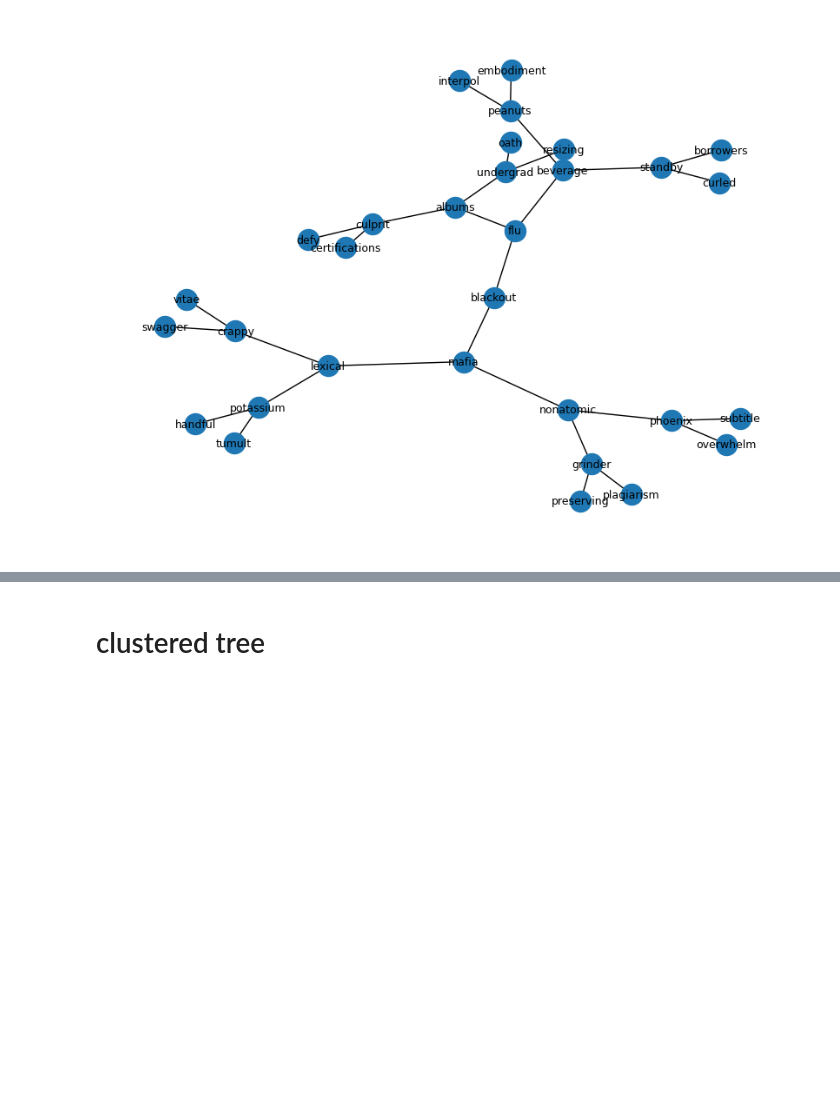
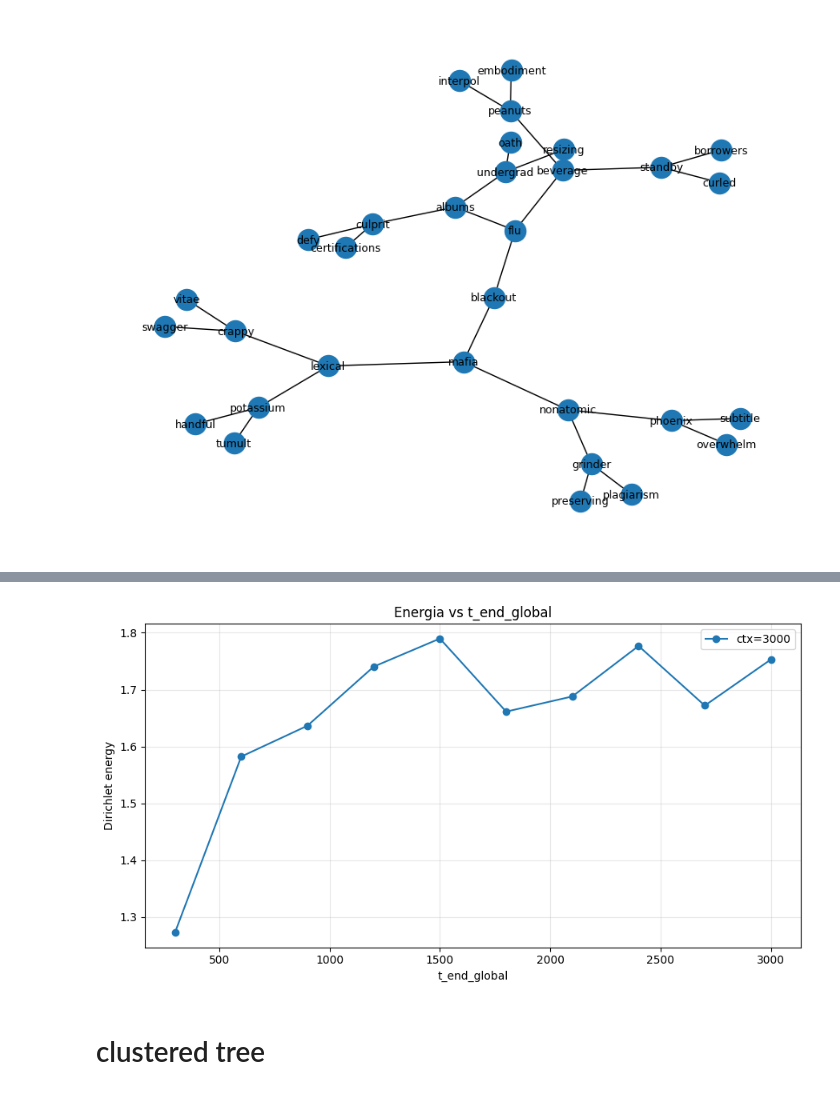
Before and after one commit to Project-Hindenburg/hico, a Jupyter notebook: notebooks/dirichlet.ipynb, the cells around one changed output, grey strips where cells are left out. Drawn from its saved outputs; the diff is of its cells as text; code cells hidden in the pictures; blank space fills up the shorter version.

Commit message:
new reprs and ctx3000 paradigm

```diff
--- a/notebooks/dirichlet.ipynb
+++ b/notebooks/dirichlet.ipynb
@@ -256,27 +338,8 @@ Grid - #nodi: 31 #archi: 30
 # %%
 VOCAB_PATH = Path("../data/uncorrelated-words/selected_llama31_layer0.txt")
 STRUCT_PATH = Path("../data/one_random_walk/tree_4_levels/bin_tree_structure.txt")
-EMB_DIR     = Path("../embeddings/one_random_walk/tree_4_levels/")
+EMB_DIR     = Path("../embeddings/tree_4_levels/")
 hp_tree_das = Plotter(
     VOCAB_PATH,
     STRUCT_PATH,
     EMB_DIR)
-# %%
-energies = []
-for ctx in CTX_LENS:
-    pt_path = EMB_DIR / f"reprs_bin_tree_one_rw_{ctx}_line000000_layer26.pt"
-    ids_np, emb_np = load_embeddings_pt(pt_path)
-
-    filtered_ids, filtered_emb = _window_and_filter(ids_np, emb_np, hp_tree_das.id_to_word, k=3)
-    centroid_ids, centroids = centroids_by_token(filtered_ids, filtered_emb)
-
-    X = centroids.astype(np.float64).copy()
-    X = X - X.mean(axis=0, keepdims=True)                 # center per feature
-    X = X / np.clip(X.std(axis=0, keepdims=True), 1e-8, None)                  # std globale scalare
-
-    # labels per ogni centroid (1 per token id)
-    labels = [hp_tree_das.id_to_word.get(int(t), str(int(t))) for t in centroid_ids]
-    E_grid_2 = dirichlet_energy_laplacian(G, labels, X)
-
-    print("Dirichlet energy (laplacian):", E_grid_2)
-    energies.append(E_grid_2)
@@ -308,3 +458,28 @@ print(G.edges())
+# %%
+# 1) DataFrame
+df = pd.DataFrame(all_results)
+
+# 2) Togli finestre senza energia
+df_plot = df.dropna(subset=["energy"]).copy()
+
+# 3) Ordina (sempre meglio)
+df_plot = df_plot.sort_values(["ctx", "t_end_global"])
+
+# 4) Plot: una curva per ciascun CTX
+plt.figure(figsize=(9, 5))
+
+for ctx, d in df_plot.groupby("ctx"):
+    plt.plot(d["t_end_global"], d["energy"], marker="o", label=f"ctx={ctx}")
+
+plt.xlabel("t_end_global")
+plt.ylabel("Dirichlet energy")
+plt.title("Energia vs t_end_global")
+plt.grid(True, alpha=0.3)
+plt.legend()
+plt.tight_layout()
+plt.show()
+# %% [output]
+[figure, added]
 # %% [markdown]
 # clustered tree
 # %%
```
Also changed, not shown: parts of 12 cells of this notebook, 20 other files.
